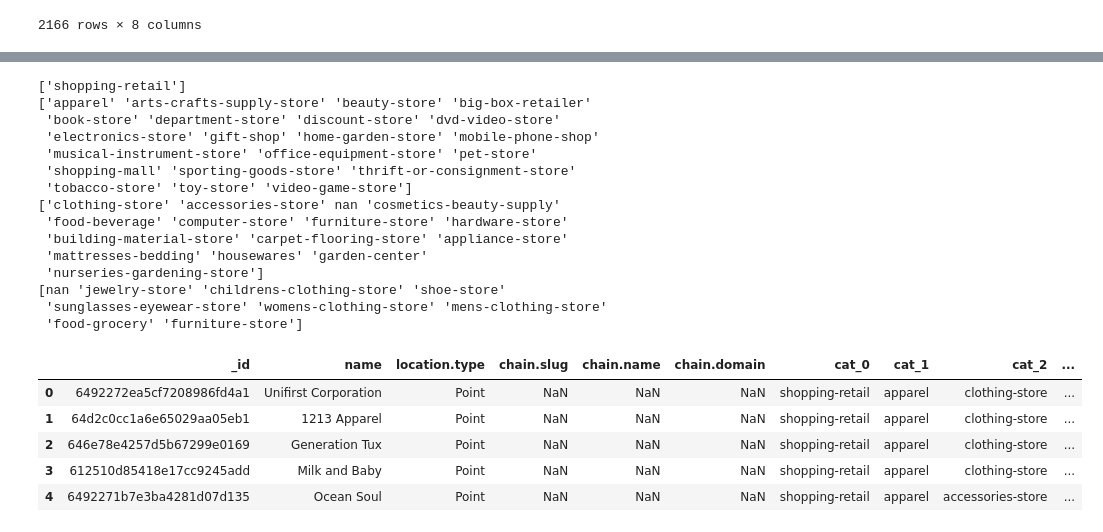
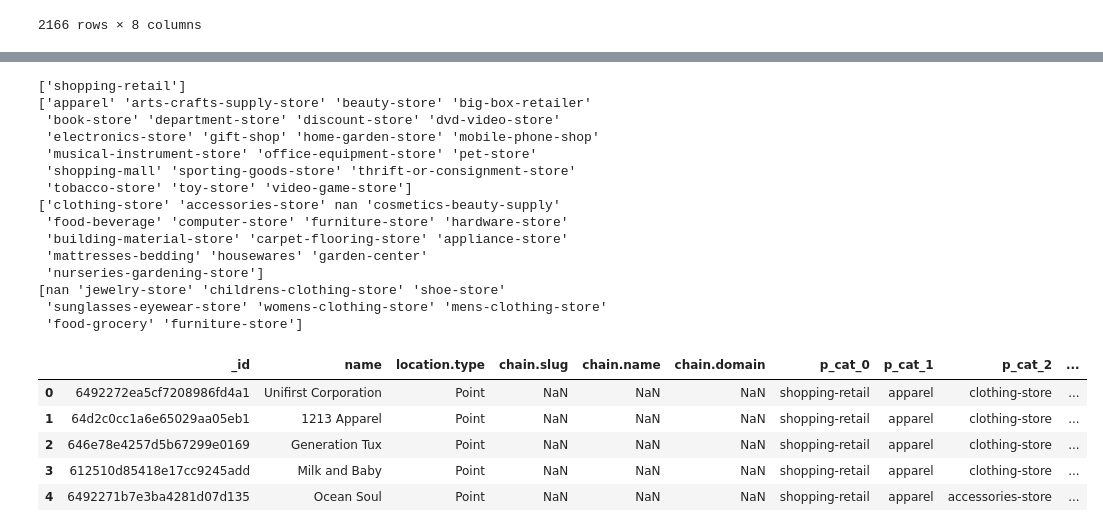
Before and after one commit to SwagmasterMatt/Web-App-Project, a Jupyter notebook: LogicScripts/Cleaning.ipynb, the cells around one changed output, grey strips where cells are left out. Drawn from its saved outputs; the diff is of its cells as text; code cells hidden in the pictures.

```diff
--- a/LogicScripts/Cleaning.ipynb
+++ b/LogicScripts/Cleaning.ipynb
@@ -105,48 +105,48 @@ restaurants_final_df.head()
 | 4 | 64922719a5cf7208986d6c4f | Blu Bakery | Point | NaN | NaN | NaN | food-beverage | bakery | NaN | ... |
 # %%
 categories_array = places_df['categories'].apply(pd.Series)
-categories_array.rename(columns={0: 'cat_0',
-                                   1: 'cat_1',
-                                   2: 'cat_2',
-                                   3: 'cat_3'
+categories_array.rename(columns={0: 'p_cat_0',
+                                   1: 'p_cat_1',
+                                   2: 'p_cat_2',
+                                   3: 'p_cat_3'
                                    }, inplace=True)
 
-cat_0 = categories_array['cat_0'].unique()
-print(cat_0)
-cat_1 = categories_array['cat_1'].unique()
-print(cat_1)
-cat_2 = categories_array['cat_2'].unique()
-print(cat_2)
-cat_3 = categories_array['cat_3'].unique()
-print(cat_3)
+p_cat_0 = categories_array['p_cat_0'].unique()
+print(p_cat_0)
+p_cat_1 = categories_array['p_cat_1'].unique()
+print(p_cat_1)
+p_cat_2 = categories_array['p_cat_2'].unique()
+print(p_cat_2)
+p_cat_3 = categories_array['p_cat_3'].unique()
+print(p_cat_3)
 
 location_array = places_df['location.coordinates'].apply(pd.Series)
 location_array.rename(columns={0: 'lat',
                                    1: 'long'
                                    }, inplace=True)
 
 
 places_final_df = pd.concat([places_df.drop(['categories', 'location.coordinates'], axis=1), categories_array, location_array], axis=1)
 places_final_df['score'] = 1
 places_final_df['reviews'] = np.nan
 places_final_df.head()
 # %% [output]
 ['shopping-retail']
 ['apparel' 'arts-crafts-supply-store' 'beauty-store' 'big-box-retailer'
  'book-store' 'department-store' 'discount-store' 'dvd-video-store'
  'electronics-store' 'gift-shop' 'home-garden-store' 'mobile-phone-shop'
  'musical-instrument-store' 'office-equipment-store' 'pet-store'
  'shopping-mall' 'sporting-goods-store' 'thrift-or-consignment-store'
  'tobacco-store' 'toy-store' 'video-game-store']
 ['clothing-store' 'accessories-store' nan 'cosmetics-beauty-supply'
  'food-beverage' 'computer-store' 'furniture-store' 'hardware-store'
  'building-material-store' 'carpet-flooring-store' 'appliance-store'
  'mattresses-bedding' 'housewares' 'garden-center'
  'nurseries-gardening-store']
 [nan 'jewelry-store' 'childrens-clothing-store' 'shoe-store'
  'sunglasses-eyewear-store' 'womens-clothing-store' 'mens-clothing-store'
  'food-grocery' 'furniture-store']
-|  | _id | name | location.type | chain.slug | chain.name | chain.domain | cat_0 | cat_1 | cat_2 | ... |
+|  | _id | name | location.type | chain.slug | chain.name | chain.domain | p_cat_0 | p_cat_1 | p_cat_2 | ... |
 | 0 | 6492272ea5cf7208986fd4a1 | Unifirst Corporation | Point | NaN | NaN | NaN | shopping-retail | apparel | clothing-store | ... |
 | 1 | 64d2c0cc1a6e65029aa05eb1 | 1213 Apparel | Point | NaN | NaN | NaN | shopping-retail | apparel | clothing-store | ... |
 | 2 | 646e78e4257d5b67299e0169 | Generation Tux | Point | NaN | NaN | NaN | shopping-retail | apparel | clothing-store | ... |
```
Also changed, not shown: parts of 12 cells of this notebook, 1 other file.
